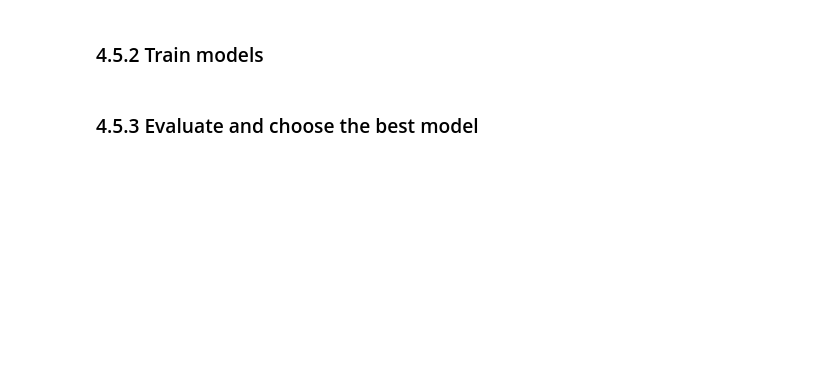
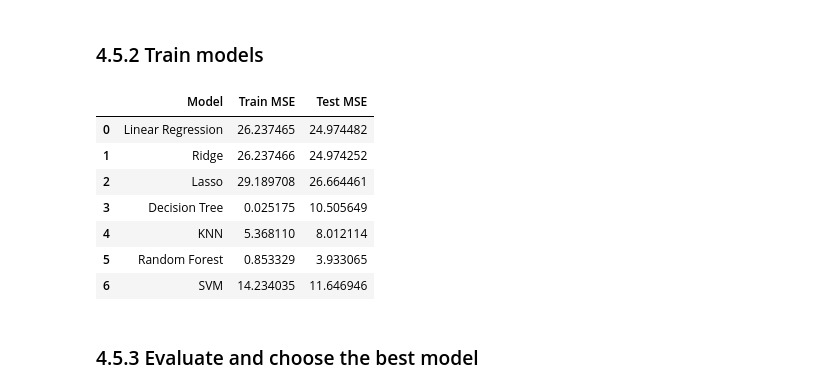
Before and after one commit to phucnguyenhoank/inds_gk_code_1, a Jupyter notebook: car-price-prediction_v3.ipynb, the cells around one changed output. Drawn from its saved outputs; the diff is of its cells as text; code cells hidden in the pictures; blank space fills up the shorter version.

```diff
--- a/car-price-prediction_v3.ipynb
+++ b/car-price-prediction_v3.ipynb
@@ -412,38 +814,43 @@ best_mse = float('inf')
 # Iterate over each model in the models dictionary
 for name, model in models.items():
     # Fit the model on the scaled training data
     model.fit(x_train_scaled, y_train)
 
     # Predict on training and testing datasets
     train_pred = model.predict(x_train_scaled)
     test_pred = model.predict(x_test_scaled)
 
     # Calculate evaluation metrics for training data
     train_mse = mean_squared_error(y_train, train_pred)
-    train_mae = mean_absolute_error(y_train, train_pred)
 
     # Calculate evaluation metrics for testing data
     test_mse = mean_squared_error(y_test, test_pred)
-    test_mae = mean_absolute_error(y_test, test_pred)
 
     # Append all metrics to results list
     results.append({
         'Model': name,
         'Train MSE': train_mse,
-        'Test MSE': test_mse,
-        'Train MAE': train_mae,
-        'Test MAE': test_mae
+        'Test MSE': test_mse
     })
 
     # Update the best model based on Test MSE
     if test_mse < best_mse:
         best_mse = test_mse
         best_model = model
         best_model_name = name
 
 # Create a DataFrame to display results
 df_results = pd.DataFrame(results)
 df_results
+# %% [output]
+|  | Model | Train MSE | Test MSE |
+| 0 | Linear Regression | 26.237465 | 24.974482 |
+| 1 | Ridge | 26.237466 | 24.974252 |
+| 2 | Lasso | 29.189708 | 26.664461 |
+| 3 | Decision Tree | 0.025175 | 10.505649 |
+| 4 | KNN | 5.368110 | 8.012114 |
+| 5 | Random Forest | 0.853329 | 3.933065 |
+| 6 | SVM | 14.234035 | 11.646946 |
 # %% [markdown]
 ### 4.5.3 Evaluate and choose the best model
 # %%
```
Also changed, not shown: parts of 42 cells of this notebook.
